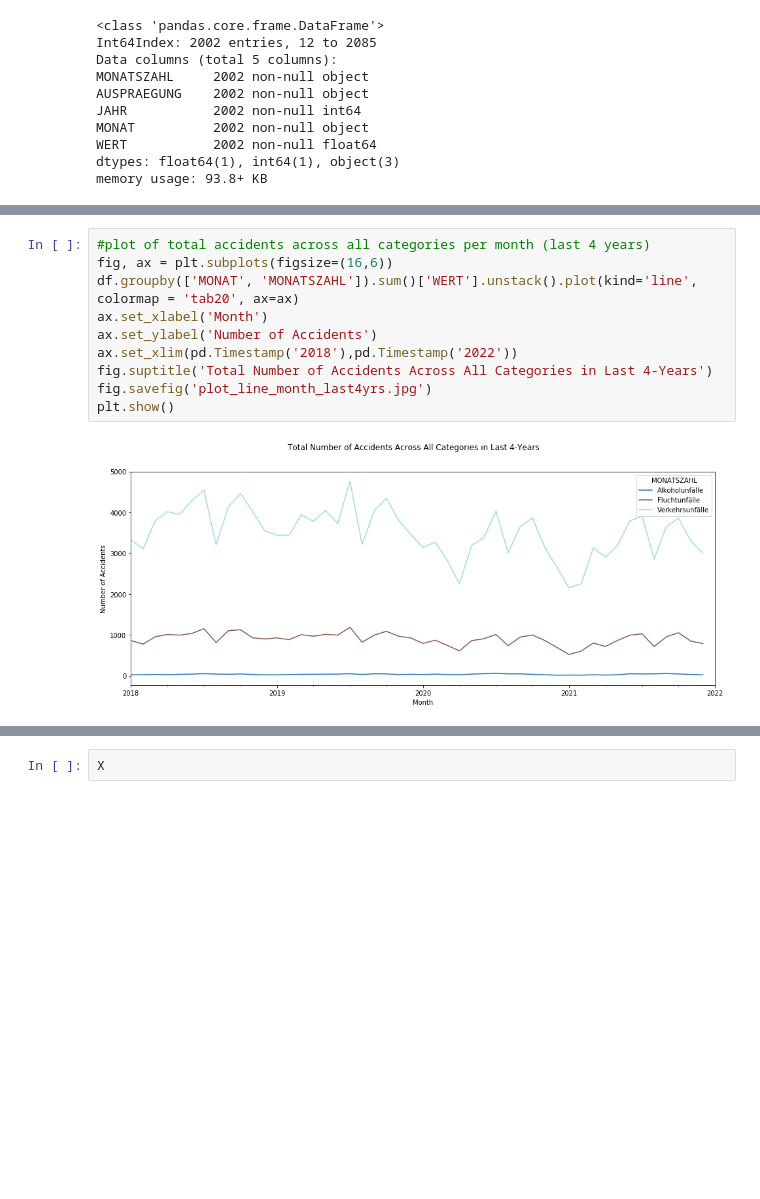
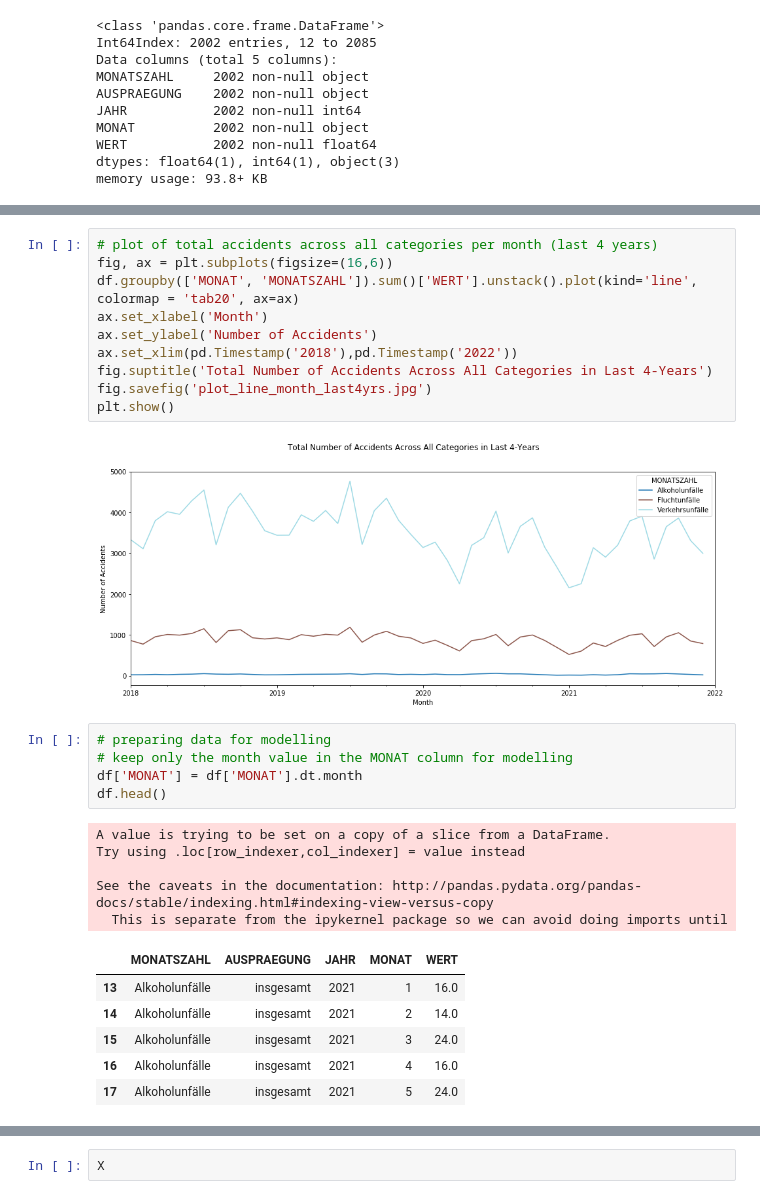
Before and after one commit to vocalcodes/dps_AI_challenge, a Jupyter notebook: main.ipynb, the cells around one changed output, grey strips where cells are left out. Saved outputs shown, nothing was run; the diff lists cells and outputs as text; blank space fills up the shorter version.

```diff
--- a/main.ipynb
+++ b/main.ipynb
@@ -173,7 +168,7 @@ plt.show()
 # %% [output]
 [figure]
 # %%
-#plot of total accidents across all categories per month (last 4 years)
+# plot of total accidents across all categories per month (last 4 years)
 fig, ax = plt.subplots(figsize=(16,6))
 df.groupby(['MONAT', 'MONATSZAHL']).sum()['WERT'].unstack().plot(kind='line', colormap = 'tab20', ax=ax)
 ax.set_xlabel('Month')
@@ -184,3 +179,20 @@ fig.savefig('plot_line_month_last4yrs.jpg')
 plt.show()
 # %% [output]
 [figure]
+# %%
+# preparing data for modelling
+# keep only the month value in the MONAT column for modelling
+df['MONAT'] = df['MONAT'].dt.month
+df.head()
+# %% [output]
+A value is trying to be set on a copy of a slice from a DataFrame.
+Try using .loc[row_indexer,col_indexer] = value instead
+
+See the caveats in the documentation: http://pandas.pydata.org/pandas-docs/stable/indexing.html#indexing-view-versus-copy
+  This is separate from the ipykernel package so we can avoid doing imports until
+|  | MONATSZAHL | AUSPRAEGUNG | JAHR | MONAT | WERT |
+| 13 | Alkoholunfälle | insgesamt | 2021 | 1 | 16.0 |
+| 14 | Alkoholunfälle | insgesamt | 2021 | 2 | 14.0 |
+| 15 | Alkoholunfälle | insgesamt | 2021 | 3 | 24.0 |
+| 16 | Alkoholunfälle | insgesamt | 2021 | 4 | 16.0 |
+| 17 | Alkoholunfälle | insgesamt | 2021 | 5 | 24.0 |
```
Also changed, not shown: parts of 35 cells of this notebook, 2 other files.
